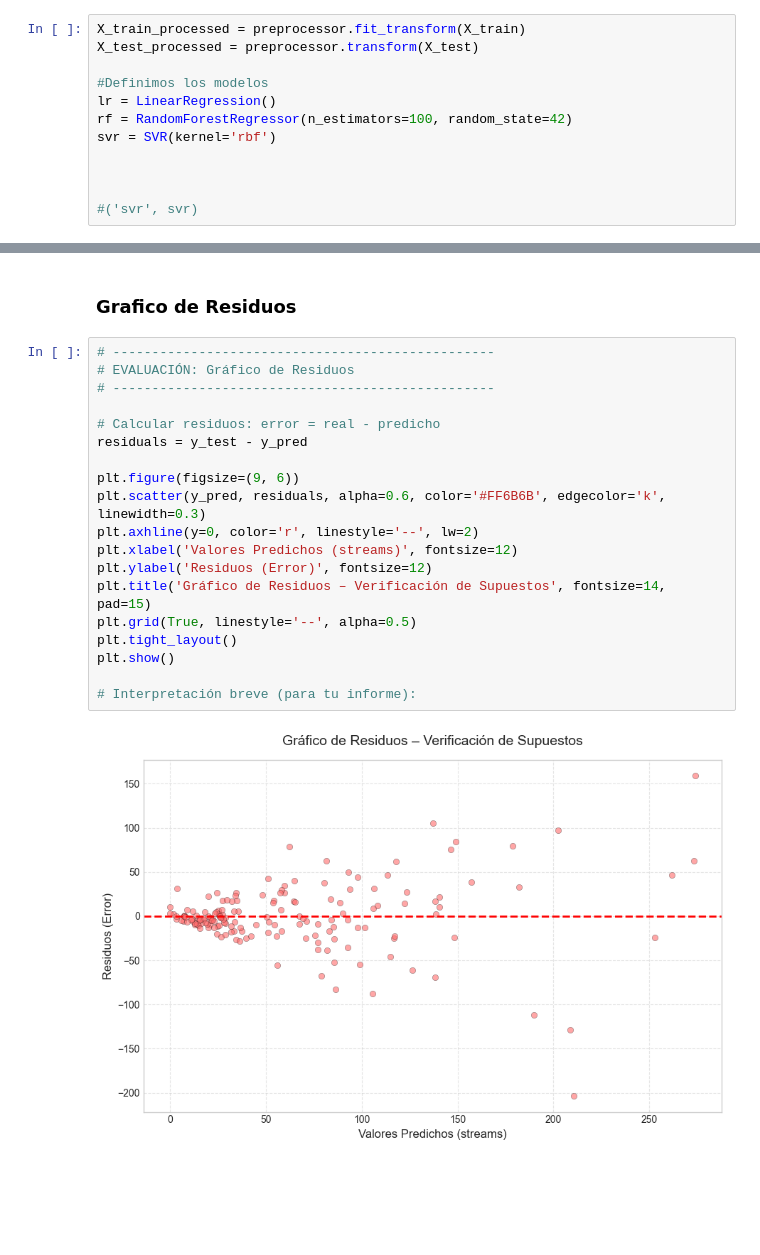
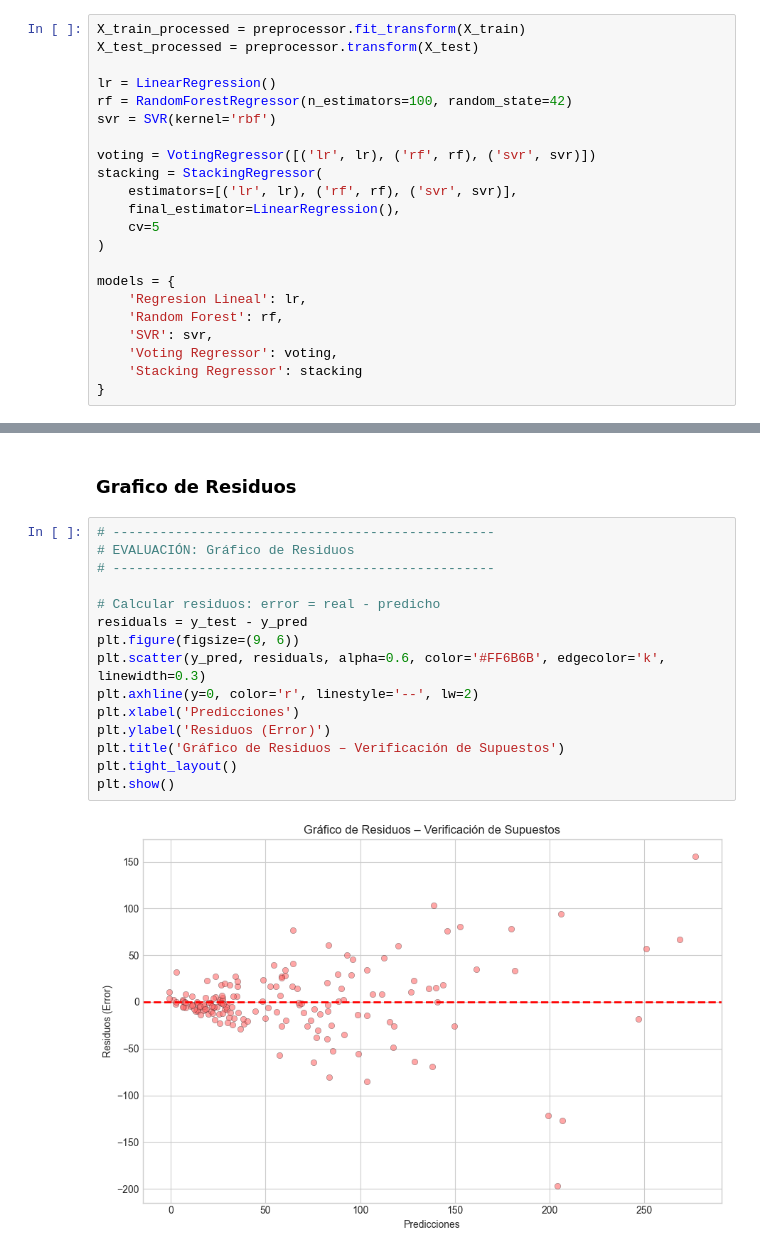
Before and after one commit to AaronMatarrita/ProyectoMineria, a Jupyter notebook: ProyectoFinal.ipynb, the cells around one changed output, grey strips where cells are left out. Drawn from its saved outputs; the diff is of its cells as text; blank space fills up the shorter version.

```diff
--- a/ProyectoFinal.ipynb
+++ b/ProyectoFinal.ipynb
@@ -448,11 +613,21 @@ Para preparar los datos antes del modelado, se definieron las transformaciones n
 X_train_processed = preprocessor.fit_transform(X_train)
 X_test_processed = preprocessor.transform(X_test)
 
-#Definimos los modelos
 lr = LinearRegression()
 rf = RandomForestRegressor(n_estimators=100, random_state=42)
 svr = SVR(kernel='rbf')
 
+voting = VotingRegressor([('lr', lr), ('rf', rf), ('svr', svr)])
+stacking = StackingRegressor(
+    estimators=[('lr', lr), ('rf', rf), ('svr', svr)],
+    final_estimator=LinearRegression(),
+    cv=5
+)
 
-
-#('svr', svr)
+models = {
+    'Regresion Lineal': lr,
+    'Random Forest': rf,
+    'SVR': svr,
+    'Voting Regressor': voting,
+    'Stacking Regressor': stacking
+}
@@ -567,21 +785,17 @@ que presentan un alto valor de *streams*, ademas la dispercion aumenta entre mas
 # %%
 # -------------------------------------------------
 # EVALUACIÓN: Gráfico de Residuos
 # -------------------------------------------------
 
 # Calcular residuos: error = real - predicho
 residuals = y_test - y_pred
-
 plt.figure(figsize=(9, 6))
 plt.scatter(y_pred, residuals, alpha=0.6, color='#FF6B6B', edgecolor='k', linewidth=0.3)
 plt.axhline(y=0, color='r', linestyle='--', lw=2)
-plt.xlabel('Valores Predichos (streams)', fontsize=12)
-plt.ylabel('Residuos (Error)', fontsize=12)
-plt.title('Gráfico de Residuos – Verificación de Supuestos', fontsize=14, pad=15)
-plt.grid(True, linestyle='--', alpha=0.5)
+plt.xlabel('Predicciones')
+plt.ylabel('Residuos (Error)')
+plt.title('Gráfico de Residuos – Verificación de Supuestos')
 plt.tight_layout()
 plt.show()
-
-# Interpretación breve (para tu informe):
 # %% [output]
-[figure, old version]
+[figure, new version]
```
Also changed, not shown: parts of 31 cells of this notebook.
